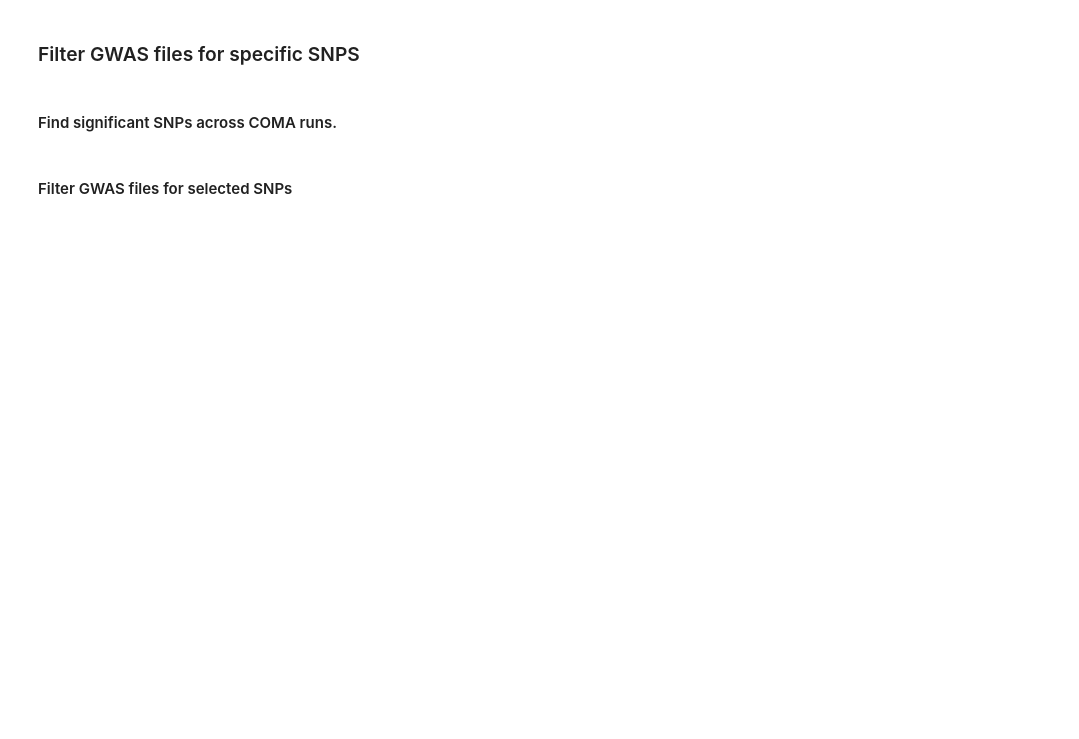
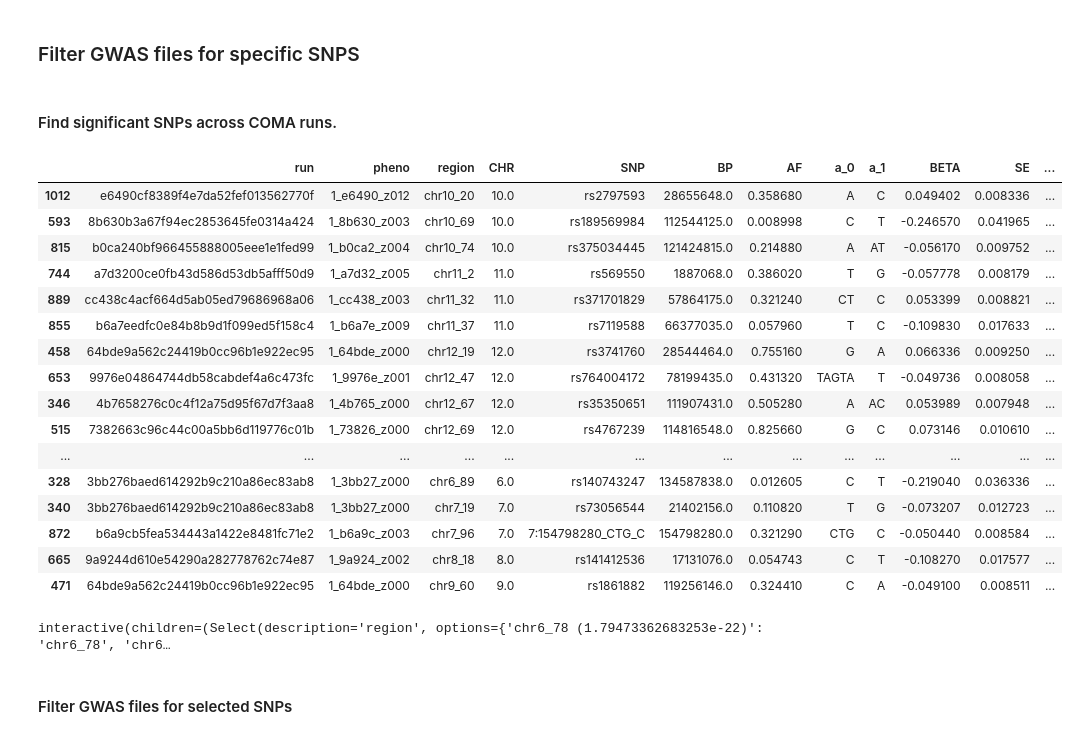
Before and after one commit to ccmim/CardiacUPE, a Jupyter notebook: compare_with_previous_gwas.ipynb, the cells around one changed output. Cells and saved outputs as stored; diff of their text form; code cells hidden in the pictures; blank space fills up the shorter version.

```diff
--- a/compare_with_previous_gwas.ipynb
+++ b/compare_with_previous_gwas.ipynb
@@ -38,0 +95,20 @@ best_snps = set(best_association_per_region.SNP)
+# %%
+best_association_per_region
+# %% [output]
+|  | run | pheno | region | CHR | SNP | BP | AF | a_0 | a_1 | BETA | SE | ... |
+| 1012 | e6490cf8389f4e7da52fef013562770f | 1_e6490_z012 | chr10_20 | 10.0 | rs2797593 | 28655648.0 | 0.358680 | A | C | 0.049402 | 0.008336 | ... |
+| 593 | 8b630b3a67f94ec2853645fe0314a424 | 1_8b630_z003 | chr10_69 | 10.0 | rs189569984 | 112544125.0 | 0.008998 | C | T | -0.246570 | 0.041965 | ... |
+| 815 | b0ca240bf966455888005eee1e1fed99 | 1_b0ca2_z004 | chr10_74 | 10.0 | rs375034445 | 121424815.0 | 0.214880 | A | AT | -0.056170 | 0.009752 | ... |
+| 744 | a7d3200ce0fb43d586d53db5afff50d9 | 1_a7d32_z005 | chr11_2 | 11.0 | rs569550 | 1887068.0 | 0.386020 | T | G | -0.057778 | 0.008179 | ... |
+| 889 | cc438c4acf664d5ab05ed79686968a06 | 1_cc438_z003 | chr11_32 | 11.0 | rs371701829 | 57864175.0 | 0.321240 | CT | C | 0.053399 | 0.008821 | ... |
+| 855 | b6a7eedfc0e84b8b9d1f099ed5f158c4 | 1_b6a7e_z009 | chr11_37 | 11.0 | rs7119588 | 66377035.0 | 0.057960 | T | C | -0.109830 | 0.017633 | ... |
+| 458 | 64bde9a562c24419b0cc96b1e922ec95 | 1_64bde_z000 | chr12_19 | 12.0 | rs3741760 | 28544464.0 | 0.755160 | G | A | 0.066336 | 0.009250 | ... |
+| 653 | 9976e04864744db58cabdef4a6c473fc | 1_9976e_z001 | chr12_47 | 12.0 | rs764004172 | 78199435.0 | 0.431320 | TAGTA | T | -0.049736 | 0.008058 | ... |
+| 346 | 4b7658276c0c4f12a75d95f67d7f3aa8 | 1_4b765_z000 | chr12_67 | 12.0 | rs35350651 | 111907431.0 | 0.505280 | A | AC | 0.053989 | 0.007948 | ... |
+| 515 | 7382663c96c44c00a5bb6d119776c01b | 1_73826_z000 | chr12_69 | 12.0 | rs4767239 | 114816548.0 | 0.825660 | G | C | 0.073146 | 0.010610 | ... |
+| ... | ... | ... | ... | ... | ... | ... | ... | ... | ... | ... | ... | ... |
+| 328 | 3bb276baed614292b9c210a86ec83ab8 | 1_3bb27_z000 | chr6_89 | 6.0 | rs140743247 | 134587838.0 | 0.012605 | C | T | -0.219040 | 0.036336 | ... |
+| 340 | 3bb276baed614292b9c210a86ec83ab8 | 1_3bb27_z000 | chr7_19 | 7.0 | rs73056544 | 21402156.0 | 0.110820 | T | G | -0.073207 | 0.012723 | ... |
+| 872 | b6a9cb5fea534443a1422e8481fc71e2 | 1_b6a9c_z003 | chr7_96 | 7.0 | 7:154798280_CTG_C | 154798280.0 | 0.321290 | CTG | C | -0.050440 | 0.008584 | ... |
+| 665 | 9a9244d610e54290a282778762c74e87 | 1_9a924_z002 | chr8_18 | 8.0 | rs141412536 | 17131076.0 | 0.054743 | C | T | -0.108270 | 0.017577 | ... |
+| 471 | 64bde9a562c24419b0cc96b1e922ec95 | 1_64bde_z000 | chr9_60 | 9.0 | rs1861882 | 119256146.0 | 0.324410 | C | A | -0.049100 | 0.008511 | ... |
@@ -39,3 +119,24 @@ best_snps = set(best_association_per_region.SNP)
+# %%
+regions = { f"{assoc[1].region} ({assoc[1].P})": assoc[1].region for assoc in best_association_per_region.sort_values("P").iterrows() }
+
+@interact
+def manhattan(region=widgets.Select(options=regions)):
+
+    from PIL import Image
+    best_association_per_region
+    _best_association_per_region = best_association_per_region.set_index("region")
+
+    assoc = _best_association_per_region.loc[region]
+
+    run_id, z_variable = assoc.run, assoc.pheno[-4:]
+
+    manhattan_file = f"mlruns/1/{run_id}/artifacts/GWAS/figures/{z_variable}__manhattan.png"
+    qq_file = f"mlruns/1/{run_id}/artifacts/GWAS/figures/{z_variable}__QQ-plot.png"
+
+    display(Image.open(manhattan_file))
+    display(Image.open(qq_file))
+# %% [output]
+interactive(children=(Select(description='region', options={'chr6_78 (1.79473362683253e-22)': 'chr6_78', 'chr6…
 # %% [markdown]
 #### Filter GWAS files for selected SNPs
 # %%
```
Also changed, not shown: parts of 6 cells of this notebook.
